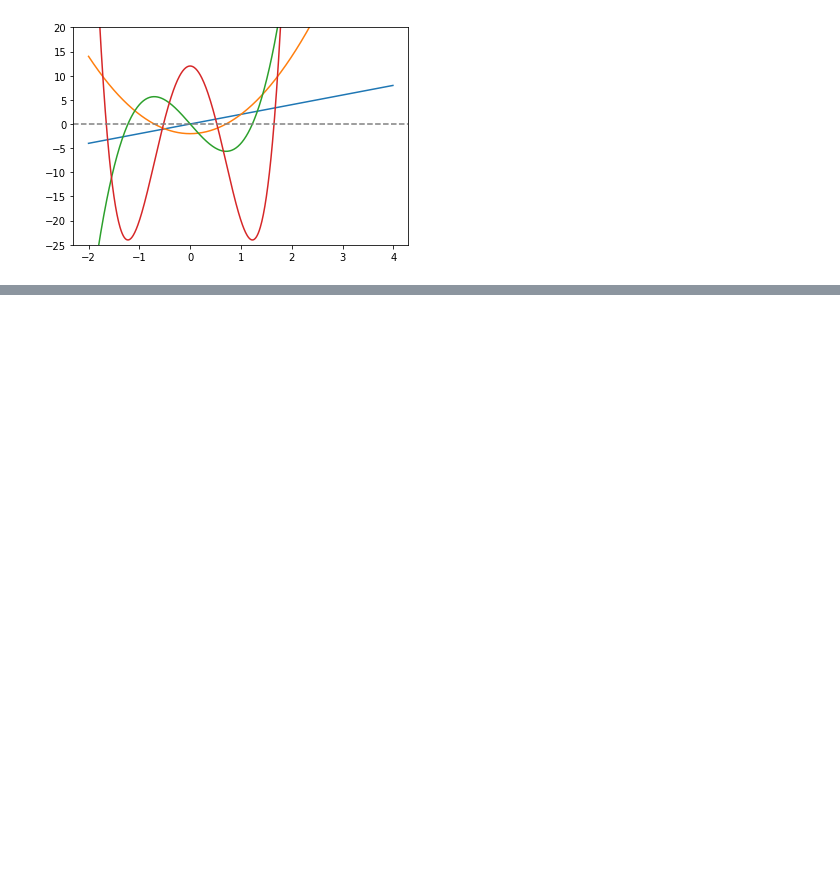
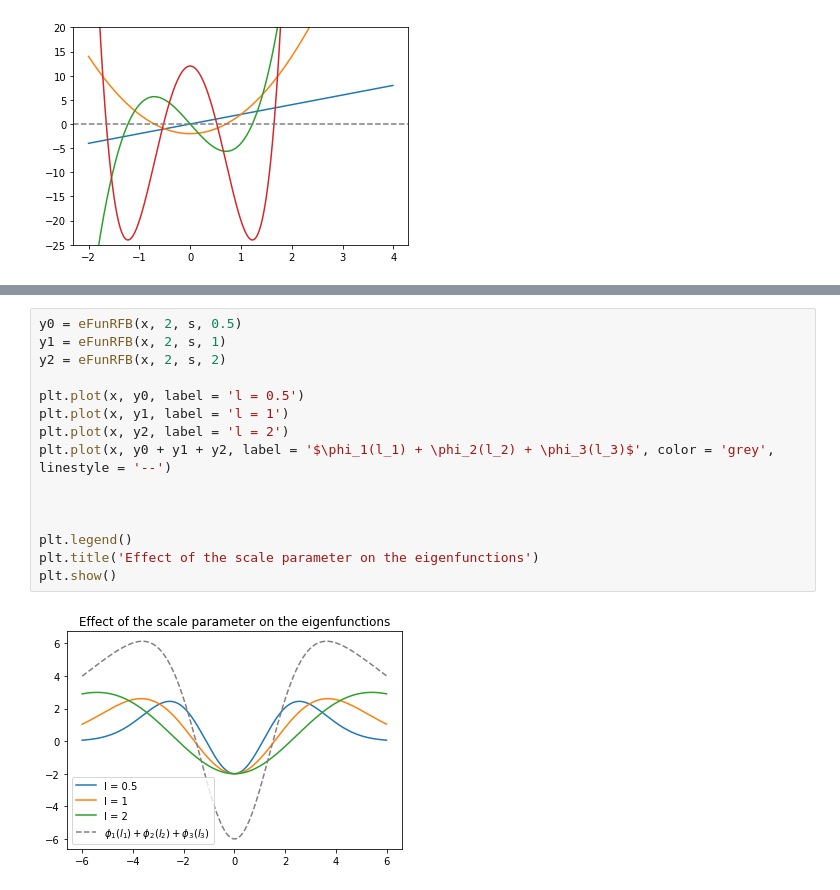
Before and after one commit to notblank/Gaussian-Processes, a Jupyter notebook: Spectral densities and kernels.ipynb, the cells around one changed output, grey strips where cells are left out. Cells and saved outputs as stored; diff of their text form; blank space fills up the shorter version.

```diff
--- a/Spectral densities and kernels.ipynb
+++ b/Spectral densities and kernels.ipynb
@@ -40,0 +111,17 @@ plt.show()
+# %%
+y0 = eFunRFB(x, 2, s, 0.5)
+y1 = eFunRFB(x, 2, s, 1)
+y2 = eFunRFB(x, 2, s, 2)
+
+plt.plot(x, y0, label = 'l = 0.5')
+plt.plot(x, y1, label = 'l = 1')
+plt.plot(x, y2, label = 'l = 2')
+plt.plot(x, y0 + y1 + y2, label = '$\phi_1(l_1) + \phi_2(l_2) + \phi_3(l_3)$', color = 'grey', linestyle = '--')
+
+
+
+plt.legend()
+plt.title('Effect of the scale parameter on the eigenfunctions')
+plt.show()
+# %% [output]
+[figure, added]
```
Also changed, not shown: parts of 10 cells of this notebook.
